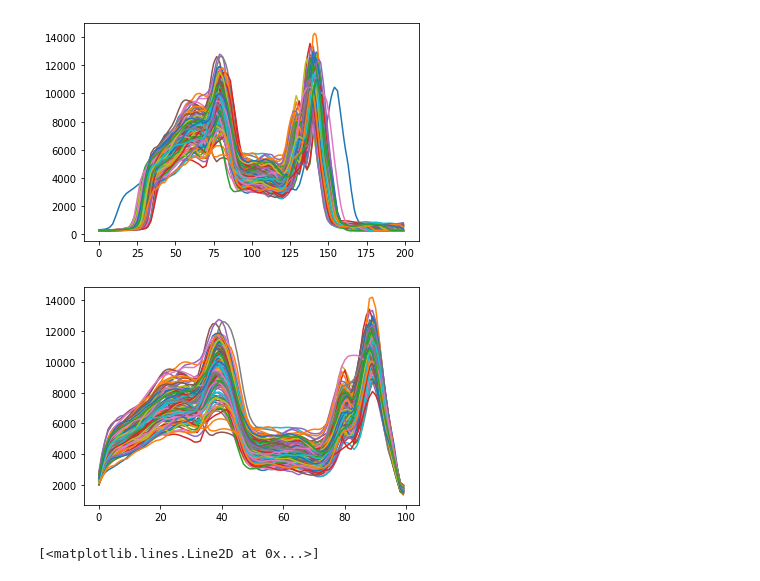
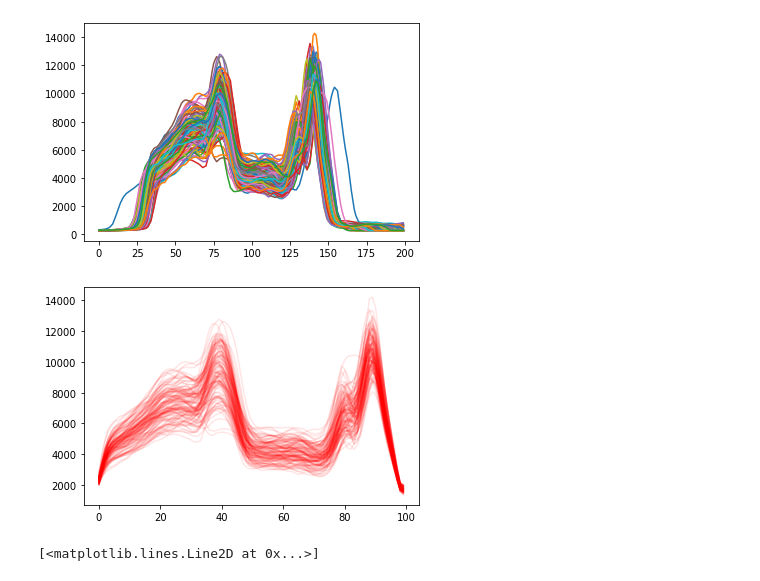
Before and after one commit to ApfeldLab/pharynx_redox, a Jupyter notebook: python/notebooks/playground.ipynb, the cells around one changed output. Cells and saved outputs as stored; diff of their text form; code cells hidden in the pictures.

```diff
--- a/python/notebooks/playground.ipynb
+++ b/python/notebooks/playground.ipynb
@@ -43,9 +43,9 @@ plt.plot(ex.raw_intensity_data.sel(wavelength='410', pair=0).T);
 (123, 100)
 [figure]
 # %%
-plt.plot(ex.trimmed_intensity_data.sel(wavelength='410', pair=0).T);
+plt.plot(ex.trimmed_intensity_data.sel(wavelength='410', pair=0).T, alpha=0.1, color='r');
 # %% [output]
-[figure, old version]
+[figure, new version]
 # %%
 plt.plot(ex.trimmed_intensity_data.sel(wavelength='410', pair=0).isel(strain=0))
 # %% [output]
```
Also changed, not shown: 4 other files.
